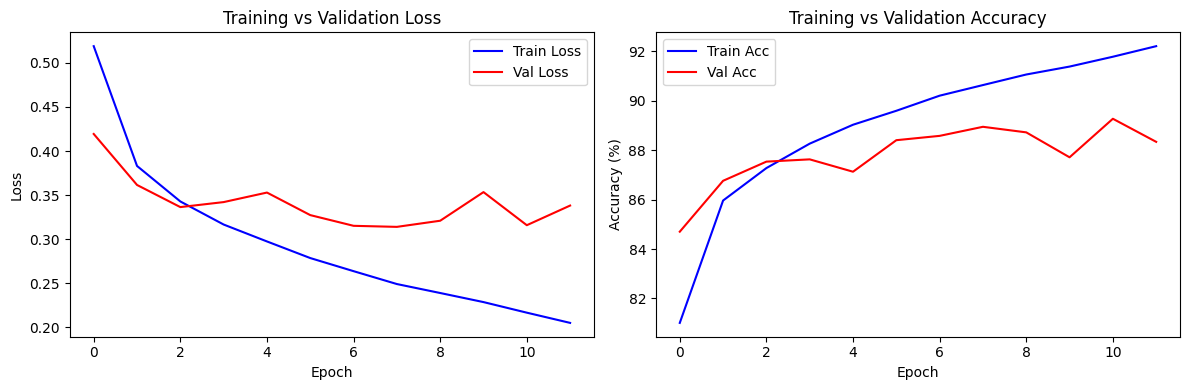
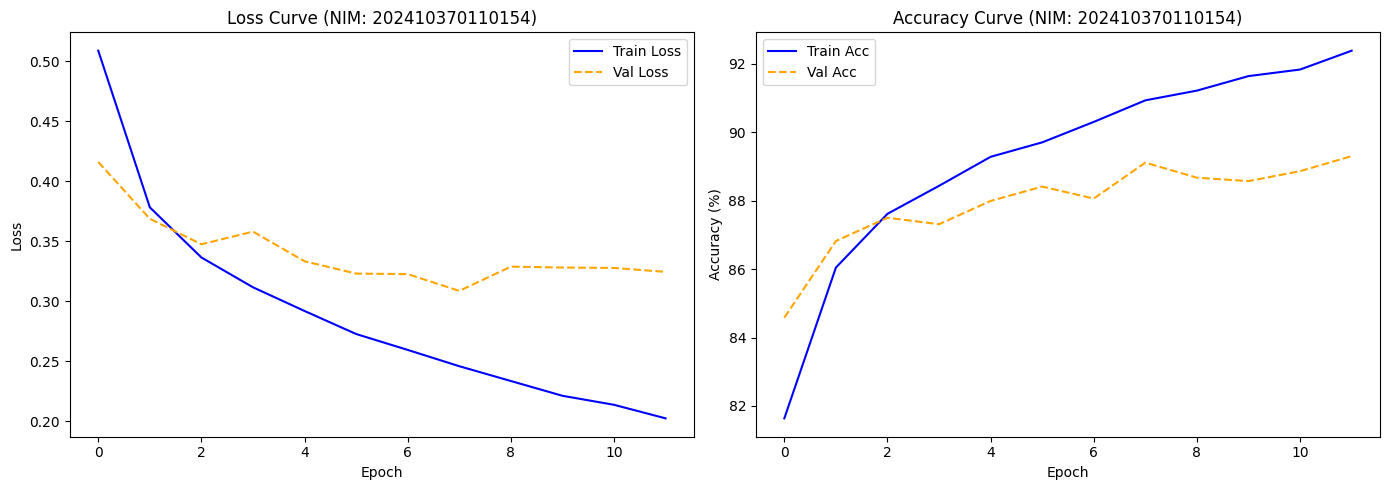
The change to this notebook cell's code, shown as a diff; its figure went from the first image to the second:
--- before
+++ after
@@ -1,36 +1,36 @@
-# 1. Tambahkan import library grafik terlebih dahulu agar tidak NameError
-import matplotlib.pyplot as plt
-
-# Definisikan Arsitektur MLP dengan 2 Hidden Layer (256 dan 128)
+# Tulis ulang class MLP dengan 2 hidden layer (256 dan 128)
 class MLP(nn.Module):
     def __init__(self):
-        super(MLP, self).__init__()
+        super().__init__()
         self.net = nn.Sequential(
-            nn.Linear(784, 256),    # Hidden Layer 1
+            nn.Linear(784, 256),
             nn.ReLU(),
-            nn.Linear(256, 128),    # Hidden Layer 2
+            nn.Linear(256, 128),
             nn.ReLU(),
-            nn.Linear(128, 10)      # Output Layer
+            nn.Linear(128, 10)
         )
 
     def forward(self, x):
-        x = x.view(x.size(0), -1)   # Flatten gambar 28x28 jadi 784
+        x = x.view(x.size(0), -1)
         return self.net(x)
 
-# Inisialisasi Model sesuai seed NIM kamu
-torch.manual_seed(seed)
 model = MLP()
+print(model)
+
+# Training dan validation
 criterion = nn.CrossEntropyLoss()
 optimizer = optim.Adam(model.parameters(), lr=0.001)
 
-# List untuk mencatat history performa
-train_losses, val_losses = [], []
-train_accs, val_accs = [], []
+train_losses = []    # catat loss tiap epoch untuk training
+val_losses = []      # catat loss tiap epoch untuk validasi
+train_accs = []      # catat accuracy tiap epoch untuk training
+val_accs = []        # catat accuracy tiap epoch untuk validasi
 
-# 2. Proses Training dan Validation selama 12 Epoch
 for epoch in range(12):
-    # --- PHASE TRAINING ---
+    # Training
     model.train()
-    t_loss, t_correct, t_total = 0, 0, 0
+    t_loss = 0
+    t_correct = 0
+    t_total = 0
     for X, y in train_loader:
         optimizer.zero_grad()
@@ -41,47 +41,47 @@
 
         t_loss += loss.item()
-        _, predicted = torch.max(output.data, 1)
+        _, pred = output.max(1)
         t_total += y.size(0)
-        t_correct += (predicted == y).sum().item()
+        t_correct += pred.eq(y).sum().item()
 
-    # --- PHASE VALIDATION ---
+    # Validation
     model.eval()
-    v_loss, v_correct, v_total = 0, 0, 0
+    v_loss = 0
+    v_correct = 0
+    v_total = 0
     with torch.no_grad():
         for X, y in val_loader:
             output = model(X)
             loss = criterion(output, y)
+
             v_loss += loss.item()
-            _, predicted = torch.max(output.data, 1)
+            _, pred = output.max(1)
             v_total += y.size(0)
-            v_correct += (predicted == y).sum().item()
+            v_correct += pred.eq(y).sum().item()
 
-    # Simpan hasil per epoch ke dalam list
+    # Simpan hasil rata-rata
     train_losses.append(t_loss / len(train_loader))
     val_losses.append(v_loss / len(val_loader))
     train_accs.append(100.0 * t_correct / t_total)
     val_accs.append(100.0 * v_correct / v_total)
+    print(f'Epoch {epoch+1:2d} | train_loss: {train_losses[-1]:.4f} val_loss: {val_losses[-1]:.4f} | train_acc: {train_accs[-1]:.2f}% val_acc: {val_accs[-1]:.2f}%')
 
-    print(f'Epoch {epoch+1:2d} | Train Loss: {train_losses[-1]:.4f} Val Loss: {val_losses[-1]:.4f} | '
-          f'Train Acc: {train_accs[-1]:.2f}% Val Acc: {val_accs[-1]:.2f}%')
+# Plot loss dan accuracy (train vs validation) dalam 2 subplot
+fig, (ax1, ax2) = plt.subplots(1, 2, figsize=(14, 5))
 
-# 3. Visualisasi Hasil (Loss dan Accuracy) menggunakan plt
-fig, (ax1, ax2) = plt.subplots(1, 2, figsize=(12, 4))
-print(f"\nNIM: {nim}")
-
-# Plot Loss
+# Subplot 1: Loss
 ax1.plot(train_losses, label='Train Loss', color='blue')
-ax1.plot(val_losses, label='Val Loss', color='red')
-ax1.set_title('Training vs Validation Loss')
+ax1.plot(val_losses, label='Val Loss', color='orange', linestyle='--')
 ax1.set_xlabel('Epoch')
 ax1.set_ylabel('Loss')
+ax1.set_title(f'Loss Curve (NIM: {nim})')
 ax1.legend()
 
-# Plot Accuracy
+# Subplot 2: Accuracy
 ax2.plot(train_accs, label='Train Acc', color='blue')
-ax2.plot(val_accs, label='Val Acc', color='red')
-ax2.set_title('Training vs Validation Accuracy')
+ax2.plot(val_accs, label='Val Acc', color='orange', linestyle='--')
 ax2.set_xlabel('Epoch')
 ax2.set_ylabel('Accuracy (%)')
+ax2.set_title(f'Accuracy Curve (NIM: {nim})')
 ax2.legend()
 

Commit: Dibuat menggunakan Colab